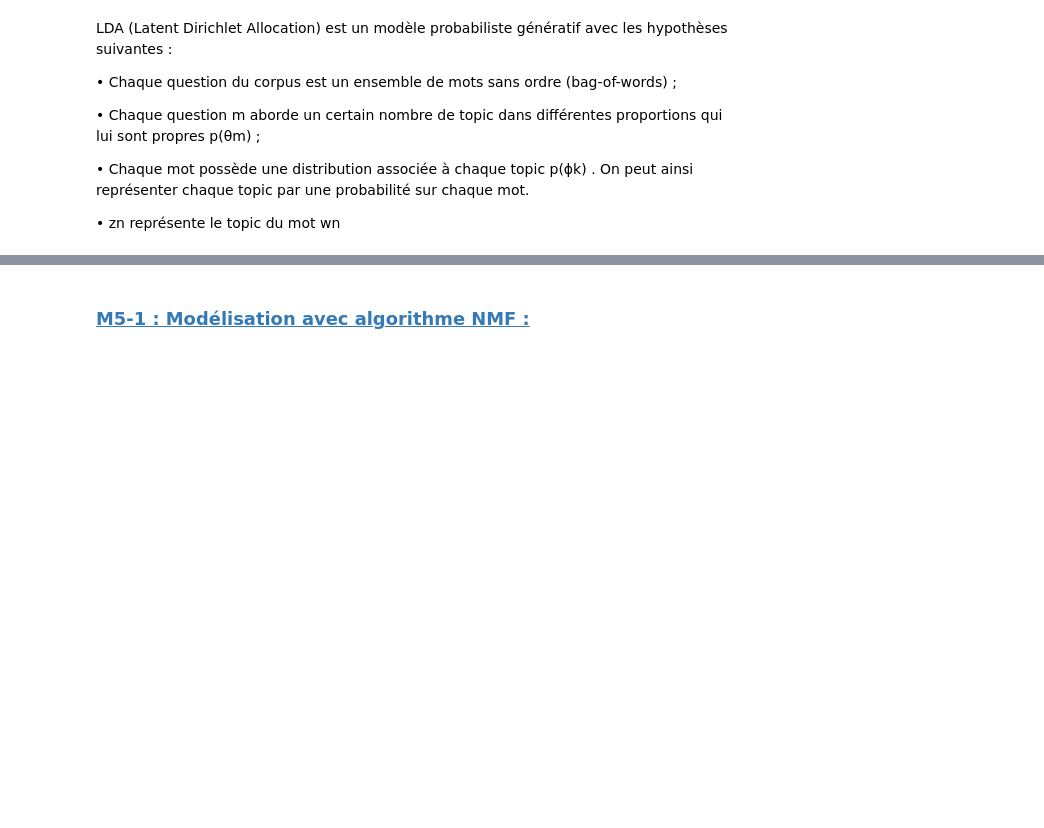
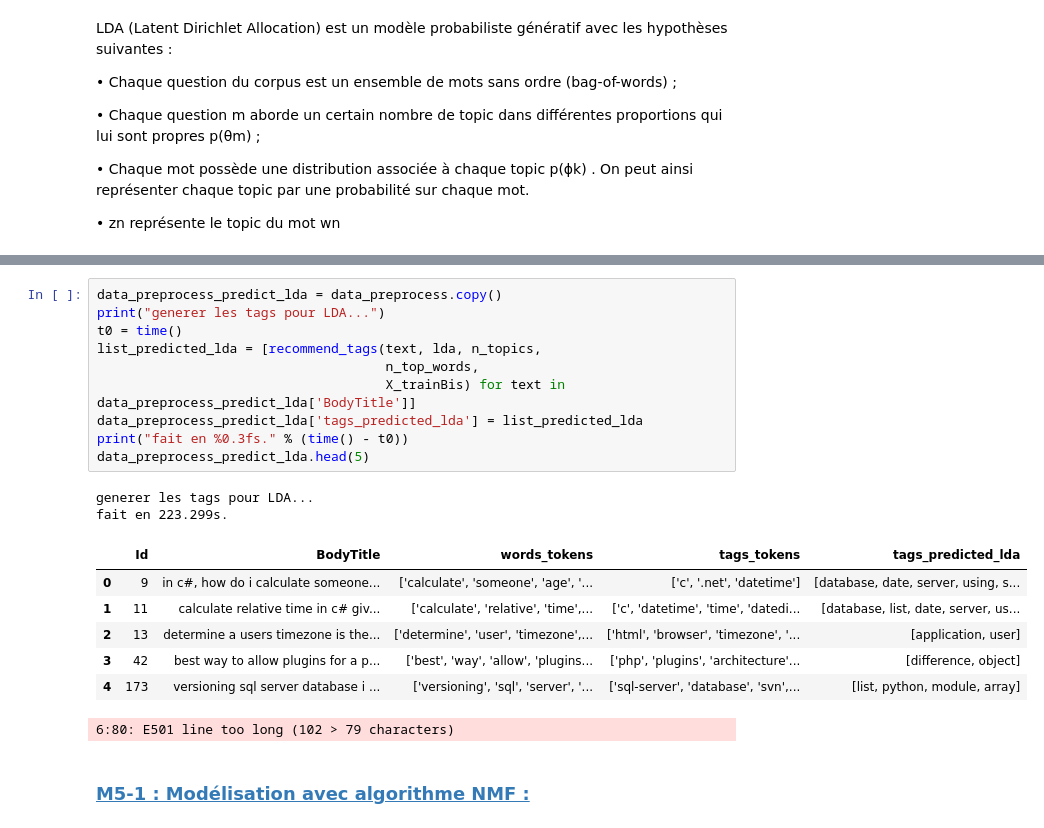
Before and after one commit to leandre12/suggestion-tag, a Jupyter notebook: P5_02_notebookmodels.ipynb, the cells around one changed output, grey strips where cells are left out. Saved outputs shown, nothing was run; the diff lists cells and outputs as text; blank space fills up the shorter version.

```diff
--- a/P5_02_notebookmodels.ipynb
+++ b/P5_02_notebookmodels.ipynb
@@ -268,3 +304,23 @@ file line image using way text want visual studio open vim read command like fin
+# %%
+data_preprocess_predict_lda = data_preprocess.copy()
+print("generer les tags pour LDA...")
+t0 = time()
+list_predicted_lda = [recommend_tags(text, lda, n_topics,
+                                     n_top_words,
+                                     X_trainBis) for text in data_preprocess_predict_lda['BodyTitle']]
+data_preprocess_predict_lda['tags_predicted_lda'] = list_predicted_lda
+print("fait en %0.3fs." % (time() - t0))
+data_preprocess_predict_lda.head(5)
+# %% [output]
+generer les tags pour LDA...
+fait en 223.299s.
+|  | Id | BodyTitle | words_tokens | tags_tokens | tags_predicted_lda |
+| 0 | 9 | in c#, how do i calculate someone... | ['calculate', 'someone', 'age', '... | ['c', '.net', 'datetime'] | [database, date, server, using, s... |
+| 1 | 11 | calculate relative time in c# giv... | ['calculate', 'relative', 'time',... | ['c', 'datetime', 'time', 'datedi... | [database, list, date, server, us... |
+| 2 | 13 | determine a users timezone is the... | ['determine', 'user', 'timezone',... | ['html', 'browser', 'timezone', '... | [application, user] |
+| 3 | 42 | best way to allow plugins for a p... | ['best', 'way', 'allow', 'plugins... | ['php', 'plugins', 'architecture'... | [difference, object] |
+| 4 | 173 | versioning sql server database i ... | ['versioning', 'sql', 'server', '... | ['sql-server', 'database', 'svn',... | [list, python, module, array] |
+6:80: E501 line too long (102 > 79 characters)
 # %% [markdown]
 ### [M5-1 : Modélisation avec algorithme NMF : ](#sommaire)<a class="anchor" id="17"></a>
 # %% [markdown]
```
Also changed, not shown: parts of 50 cells of this notebook, 20 other files.
